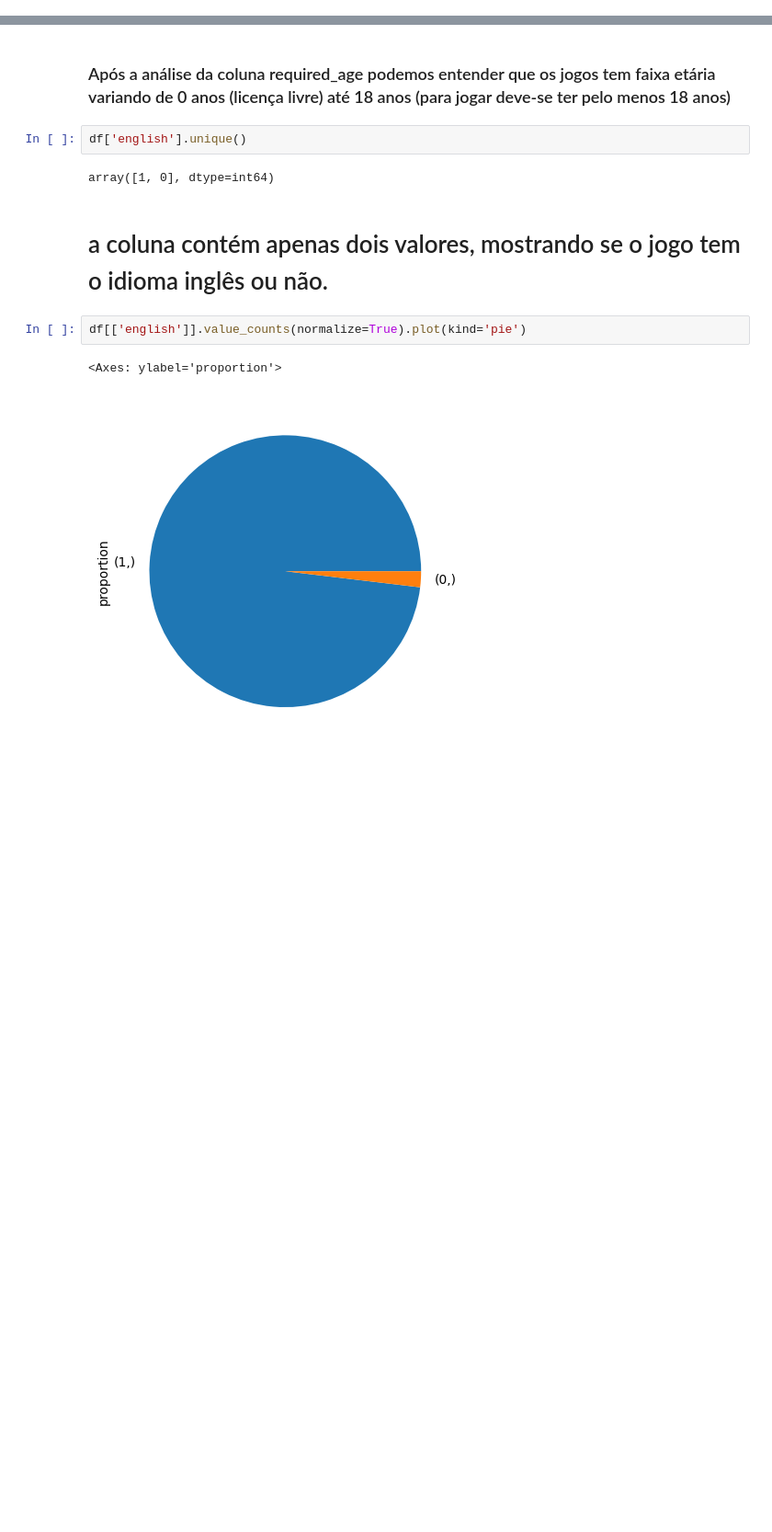
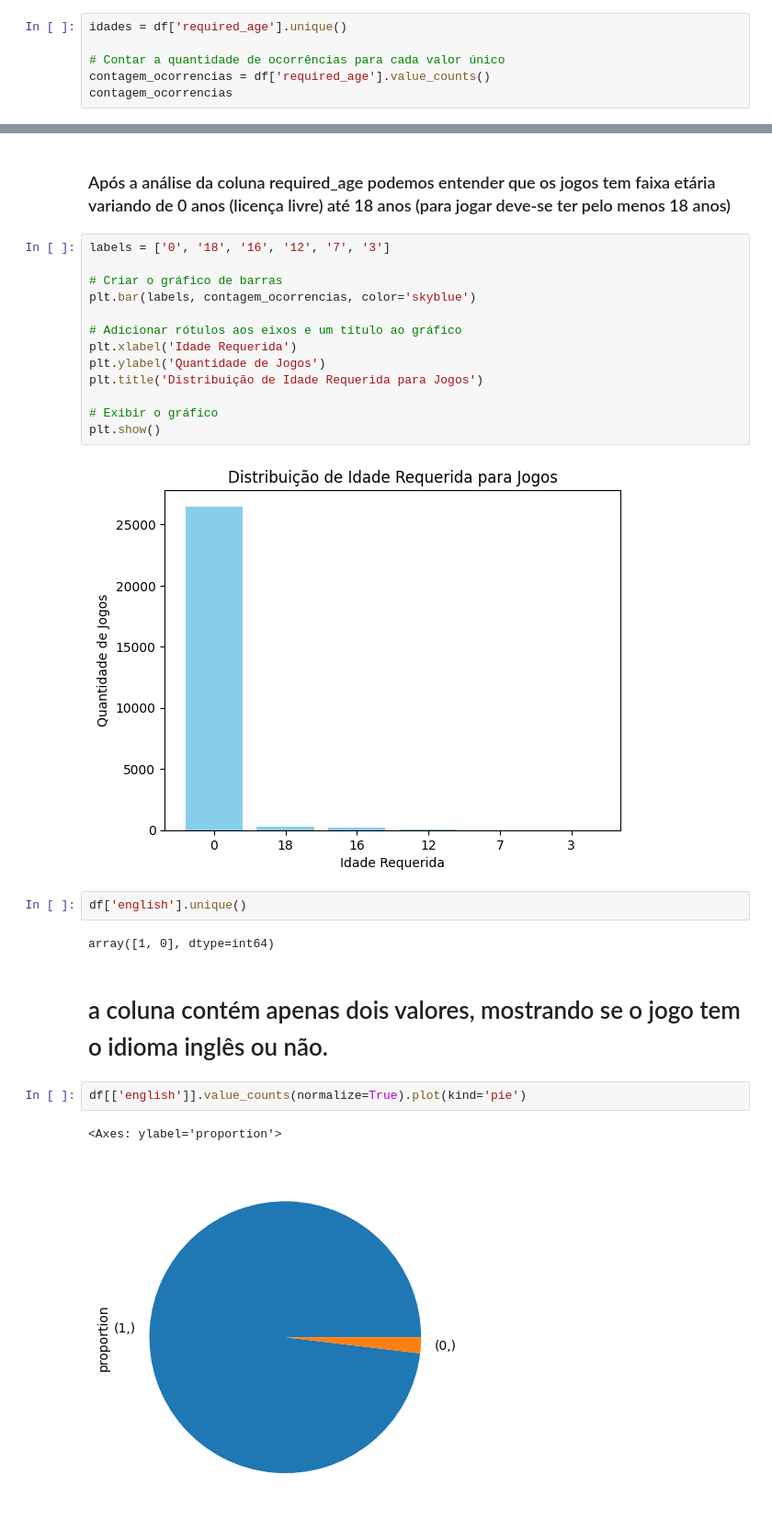
Before and after one commit to mauriciobenjamin700/Projeto_04_ADA, a Jupyter notebook: notebook_projeto.ipynb, the cells around one changed output, grey strips where cells are left out. Shown at 92% size. Cells and saved outputs as stored; diff of their text form; blank space fills up the shorter version.

Commit message:
Mais gráficos e dados

```diff
--- a/notebook_projeto.ipynb
+++ b/notebook_projeto.ipynb
@@ -260,0 +226,6 @@ array([ 0, 18, 16, 12,  7,  3], dtype=int64)
+# %%
+idades = df['required_age'].unique()
+
+# Contar a quantidade de ocorrências para cada valor único
+contagem_ocorrencias = df['required_age'].value_counts()
+contagem_ocorrencias
@@ -261,5 +241,20 @@ array([ 0, 18, 16, 12,  7,  3], dtype=int64)
 # %% [markdown]
 ### Após a análise da coluna required_age podemos entender que os jogos tem faixa etária variando de 0 anos (licença livre) até 18 anos (para jogar deve-se ter pelo menos 18 anos)
+# %%
+labels = ['0', '18', '16', '12', '7', '3']
+
+# Criar o gráfico de barras
+plt.bar(labels, contagem_ocorrencias, color='skyblue')
+
+# Adicionar rótulos aos eixos e um título ao gráfico
+plt.xlabel('Idade Requerida')
+plt.ylabel('Quantidade de Jogos')
+plt.title('Distribuição de Idade Requerida para Jogos')
+
+# Exibir o gráfico
+plt.show()
+# %% [output]
+[figure, added]
 # %%
 df['english'].unique()
 # %% [output]
```
Also changed, not shown: parts of 5 cells of this notebook.
